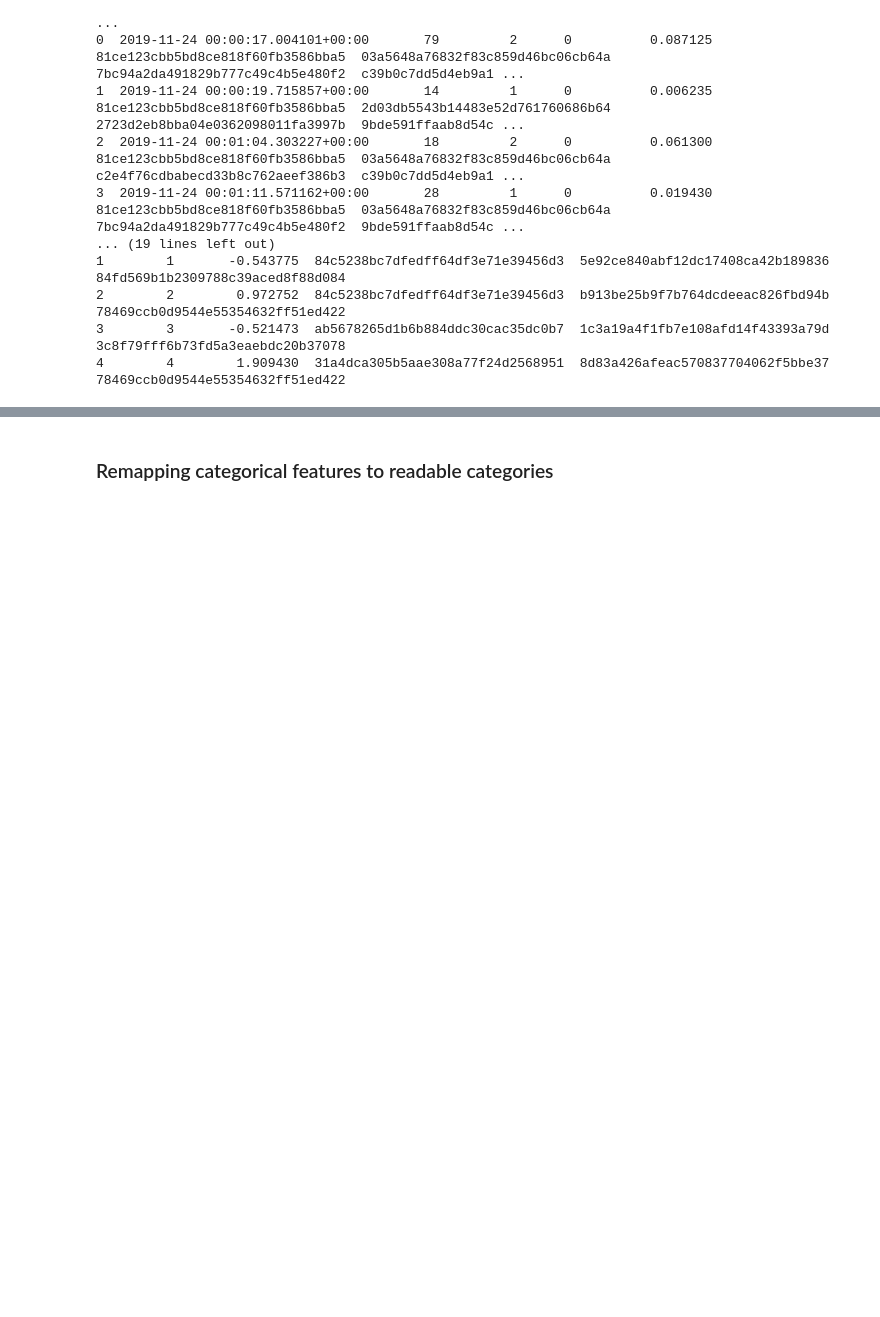
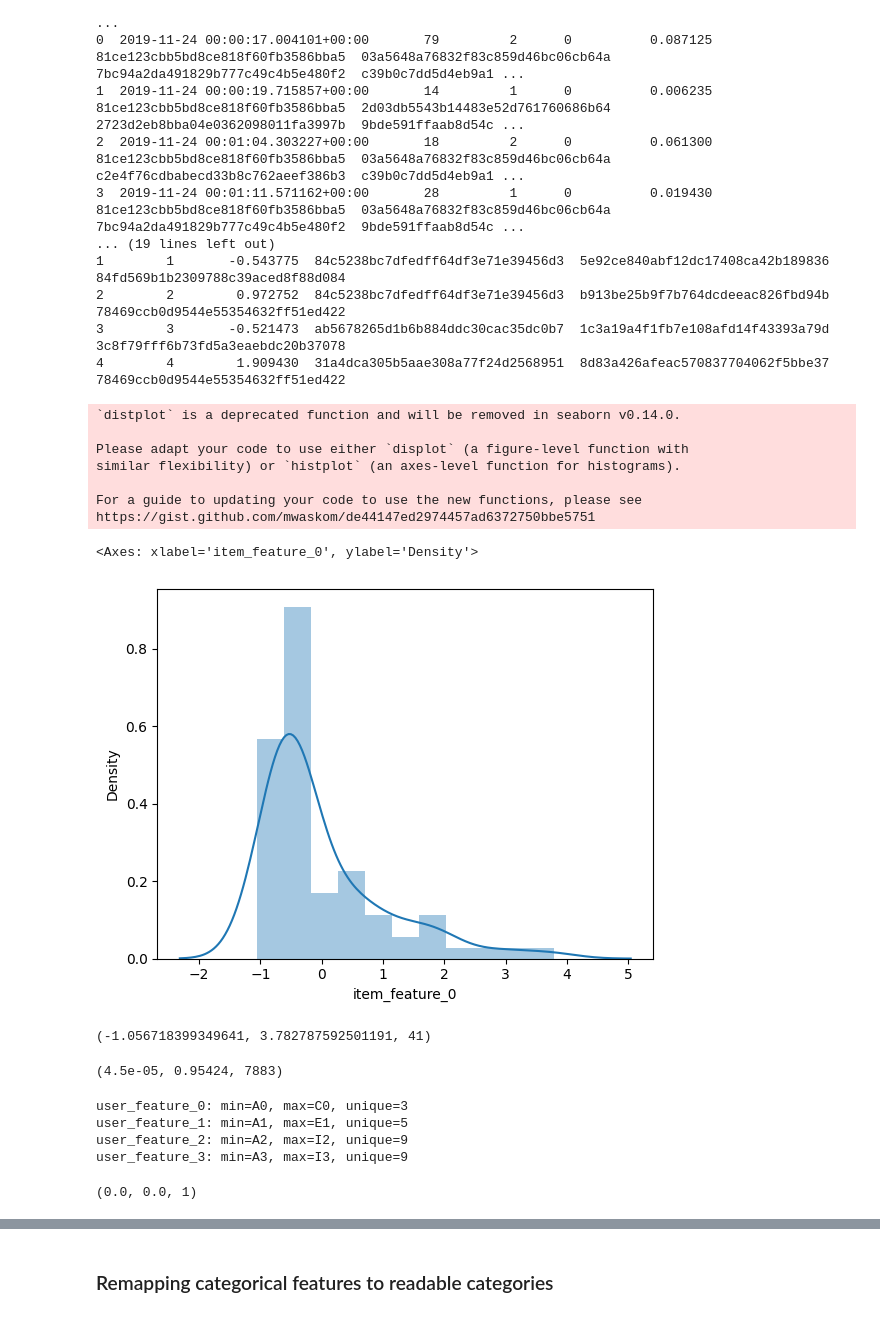
Before and after one commit to armandordorica/OBP_Replication, a Jupyter notebook: EDA_user_features.ipynb, the cells around one changed output, grey strips where cells are left out. Saved outputs shown, nothing was run; the diff lists cells and outputs as text; code cells hidden in the pictures; blank space fills up the shorter version.

```diff
--- a/EDA_user_features.ipynb
+++ b/EDA_user_features.ipynb
@@ -84,3 +84,37 @@ first 5 log rows:
 2        2        0.972752  84c5238bc7dfedff64df3e71e39456d3  b913be25b9f7b764dcdeeac826fbd94b  78469ccb0d9544e55354632ff51ed422
 3        3       -0.521473  ab5678265d1b6b884ddc30cac35dc0b7  1c3a19a4f1fb7e108afd14f43393a79d  3c8f79fff6b73fd5a3eaebdc20b37078
 4        4        1.909430  31a4dca305b5aae308a77f24d2568951  8d83a426afeac570837704062f5bbe37  78469ccb0d9544e55354632ff51ed422
+# %%
+import seaborn as sns
+sns.distplot(items_df['item_feature_0'])
+# %% [output]
+`distplot` is a deprecated function and will be removed in seaborn v0.14.0.
+
+Please adapt your code to use either `displot` (a figure-level function with
+similar flexibility) or `histplot` (an axes-level function for histograms).
+
+For a guide to updating your code to use the new functions, please see
+https://gist.github.com/mwaskom/de44147ed2974457ad6372750bbe5751
+<Axes: xlabel='item_feature_0', ylabel='Density'>
+[figure, added]
+# %%
+items_df['item_feature_0'].min(), items_df['item_feature_0'].max(), items_df['item_feature_0'].nunique()
+# %% [output]
+(-1.056718399349641, 3.782787592501191, 41)
+# %%
+log_df['propensity_score'].min(), log_df['propensity_score'].max(), log_df['propensity_score'].nunique()
+# %% [output]
+(4.5e-05, 0.95424, 7883)
+# %%
+for user_features in log_df.columns.tolist():
+    if user_features.startswith("user_feature_"):
+        print(f"{user_features}: min={log_df[user_features].min()}, max={log_df[user_features].max()}, unique={log_df[user_features].nunique()}")
+# %% [output]
+user_feature_0: min=A0, max=C0, unique=3
+user_feature_1: min=A1, max=E1, unique=5
+user_feature_2: min=A2, max=I2, unique=9
+user_feature_3: min=A3, max=I3, unique=9
+# %%
+log_df['user-item_affinity_0'].min(), log_df['user-item_affinity_0'].max(), log_df['user-item_affinity_0'].nunique()
+# %% [output]
+(0.0, 0.0, 1)
```
Also changed, not shown: parts of 1 cell of this notebook, 3 other files.
